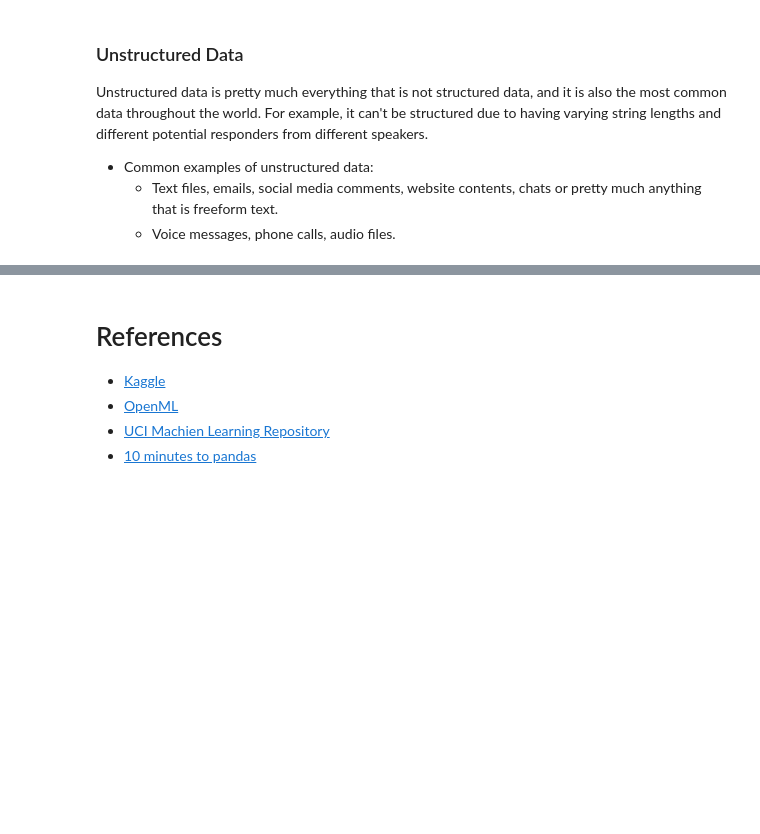
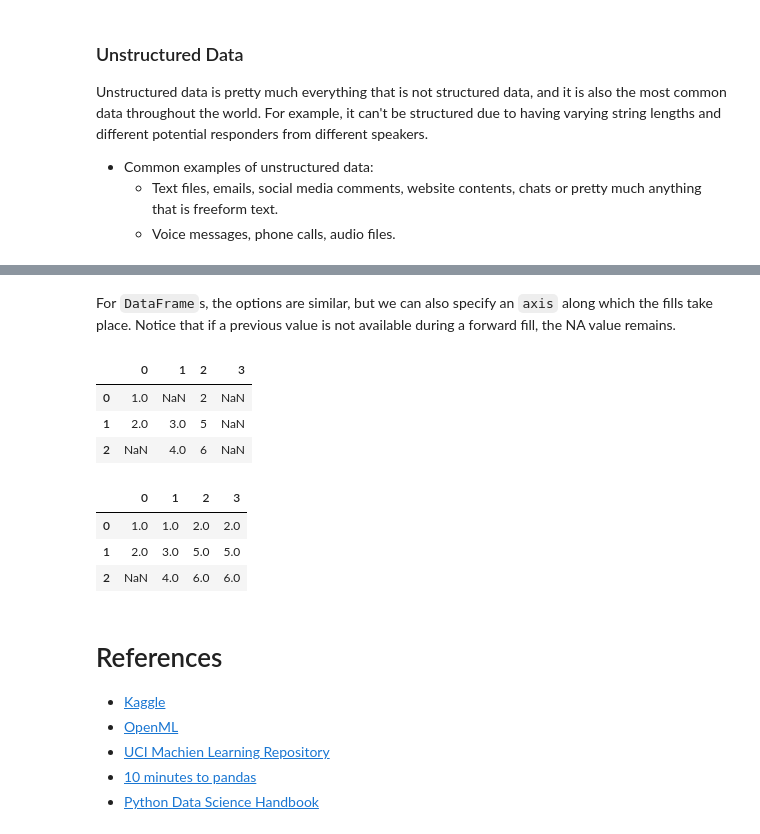
Before and after one commit to Young-ook/data-lab-on-wsl, a Jupyter notebook: examples/jupyter/ml-basic/ml-basic-dataset.ipynb, the cells around one changed output, grey strips where cells are left out. Saved outputs shown, nothing was run; the diff lists cells and outputs as text; code cells hidden in the pictures; blank space fills up the shorter version.

```diff
--- a/examples/jupyter/ml-basic/ml-basic-dataset.ipynb
+++ b/examples/jupyter/ml-basic/ml-basic-dataset.ipynb
@@ -204,6 +441,22 @@ Unstructured data is pretty much everything that is not structured data, and it
+# %% [markdown]
+For ``DataFrame``s, the options are similar, but we can also specify an ``axis`` along which the fills take place. Notice that if a previous value is not available during a forward fill, the NA value remains.
+# %%
+display(df)
+
+df.ffill(axis=1)
+# %% [output]
+|  | 0 | 1 | 2 | 3 |
+| 0 | 1.0 | NaN | 2 | NaN |
+| 1 | 2.0 | 3.0 | 5 | NaN |
+| 2 | NaN | 4.0 | 6 | NaN |
+|  | 0 | 1 | 2 | 3 |
+| 0 | 1.0 | 1.0 | 2.0 | 2.0 |
+| 1 | 2.0 | 3.0 | 5.0 | 5.0 |
+| 2 | NaN | 4.0 | 6.0 | 6.0 |
 # %% [markdown]
 # References
 - [Kaggle](https://www.kaggle.com/datasets)
 - [OpenML](https://www.openml.org/)
 - [UCI Machien Learning Repository](https://archive.ics.uci.edu/)
 - [10 minutes to pandas](https://pandas.pydata.org/docs/user_guide/10min.html)
+- [Python Data Science Handbook](https://github.com/jakevdp/PythonDataScienceHandbook/)
```
Also changed, not shown: parts of 32 cells of this notebook.
